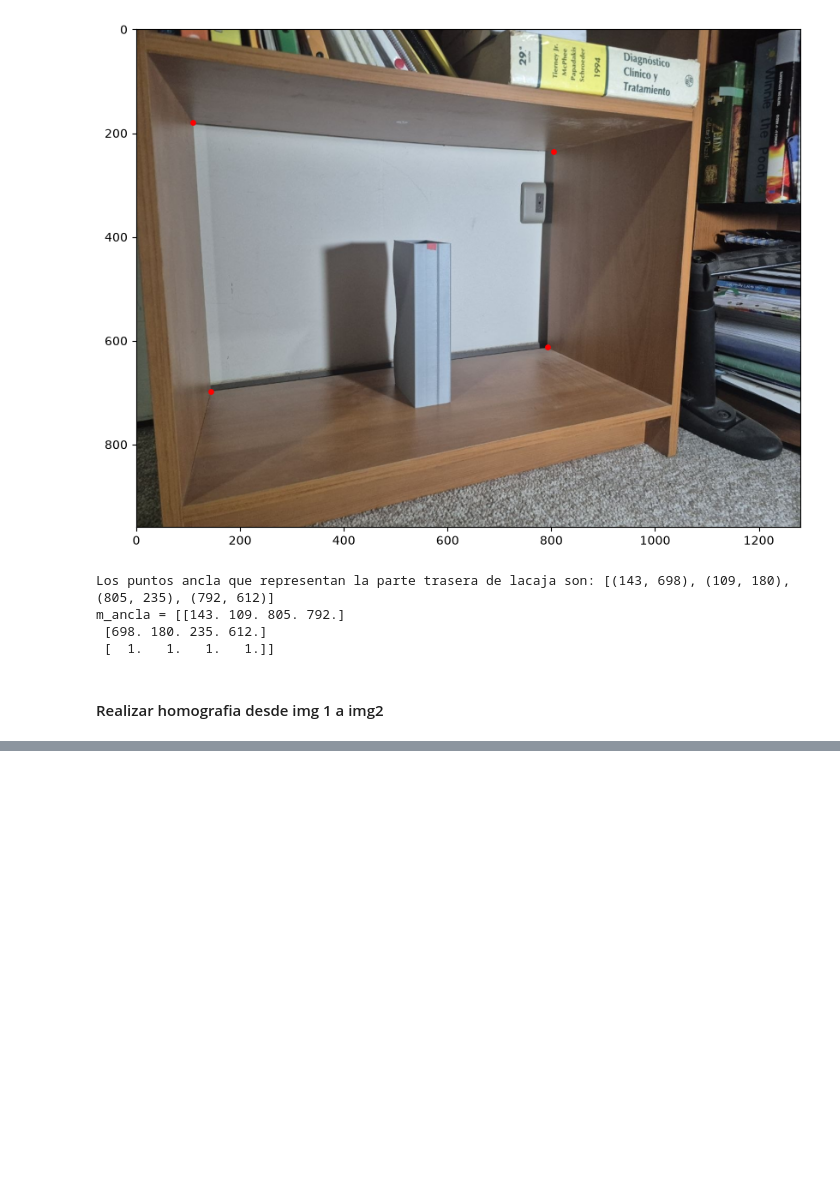
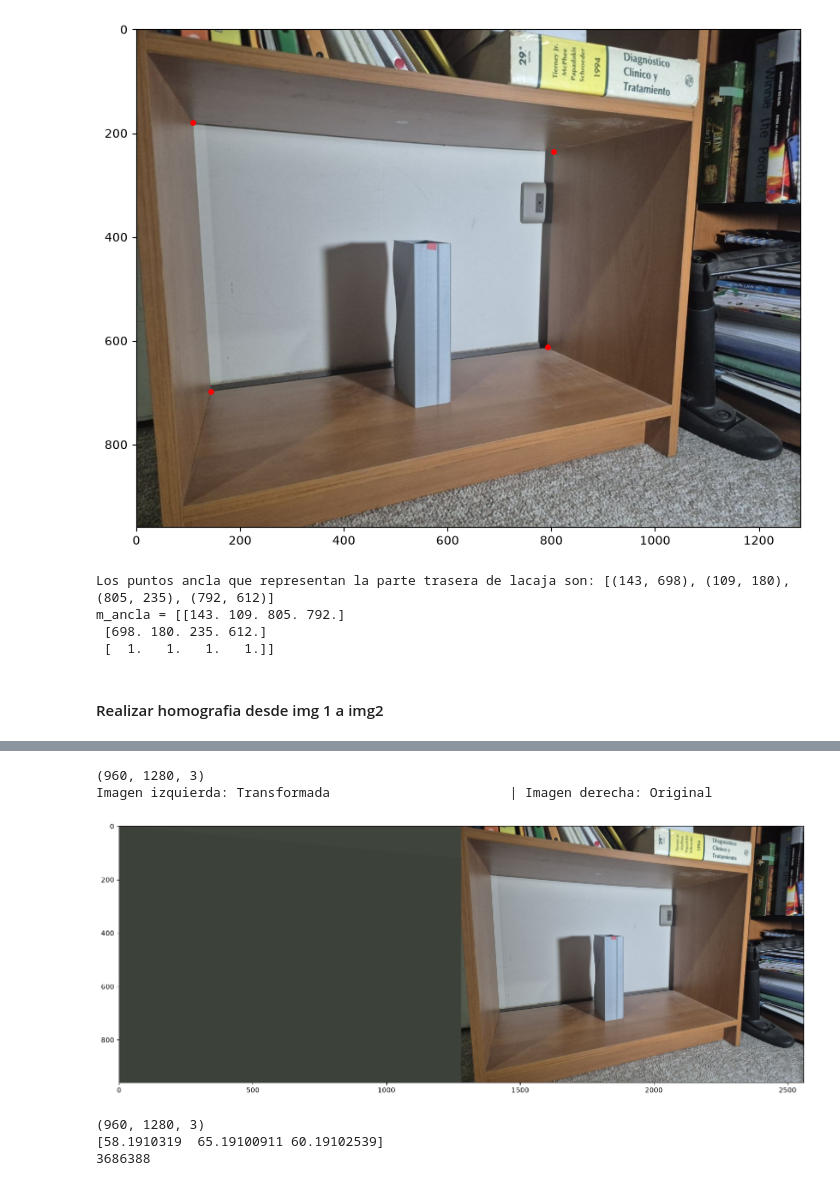
Before and after one commit to Mikson16/IIC3733-Vision-por-Computador, a Jupyter notebook: T1/src/process.ipynb, the cells around one changed output, grey strips where cells are left out. Cells and saved outputs as stored; diff of their text form; code cells hidden in the pictures; blank space fills up the shorter version.

Commit message:
Start fixing issues of homography

```diff
--- a/T1/src/process.ipynb
+++ b/T1/src/process.ipynb
@@ -189,6 +189,13 @@ print(f"Submatriz de 3x3 superior izquierda de P: \n{subM}")
 
 # descomposicion QR de la submatriz
 K, R = np.linalg.qr(subM)
+#normalizar K
+K = K / K[2, 2]
+# asegurar que sea diagonal positvo
+signos = np.sign(np.diag(K))
+diag = np.diag(signos)
+K = K @ diag
+R = diag @ R
 print(f"Matriz K: \n{K}")
 print(f"Matriz R: \n{R}")
 # Como es la misma camara y el centro optico es el mismo K1 = K2
@@ -233,8 +240,9 @@ m_ancla = [[143. 109. 805. 792.]
 # %%
 # Extraido de E02
 def homography(X,H):
+  N, M, C = X.shape
   Hinv  = np.linalg.inv(H)
-  Xp    = np.zeros((N,M),np.uint8)
+  Xp    = np.zeros((N,M,C),np.uint8)
 
   m = np.ones((N*M,3))
   t = 0
@@ -249,9 +257,10 @@ def homography(X,H):
 
   ip = mpf[1,:]
   jp = mpf[0,:]
-  ktj = np.logical_and(jp>=0,jp<M)
-  kti = np.logical_and(ip>=0,ip<N)
-  kt  = np.logical_and(kti,ktj)
+
+  ktj = np.logical_and(jp >= 0,  jp<M)
+  kti = np.logical_and(ip >=0, ip < N)
+  kt  = np.logical_and(kti, ktj)
 
   t = 0
   for i in range(N):
@@ -325,0 +361,22 @@ La matriz de homografiaH_12 = [[ 7.49744739e-01 -2.34749633e-01  6.18688480e-01]
+# %%
+# comprobar homografia realizando la transformacion de img1 con la matriz de homografia H_12
+# H_12_inv = np.linalg.inv(H_12)
+print(img1.shape)
+img1_transf = homography(img1, H_12)
+Z = np.concatenate((img1_transf, img2), axis=1)
+print('Imagen izquierda: Transformada                       | Imagen derecha: Original')
+plt.figure(figsize=(18,24))
+plt.imshow(cv2.cvtColor(Z, cv2.COLOR_BGR2RGB))
+plt.show()
+# %% [output]
+(960, 1280, 3)
+Imagen izquierda: Transformada                       | Imagen derecha: Original
+[figure, added]
+# %%
+print(img1_transf.shape)
+print(img1_transf.mean(axis=(0, 1)))
+print(np.count_nonzero(img1_transf))
+# %% [output]
+(960, 1280, 3)
+[58.1910319  65.19100911 60.19102539]
+3686388
```
Also changed, not shown: parts of 4 cells of this notebook.
